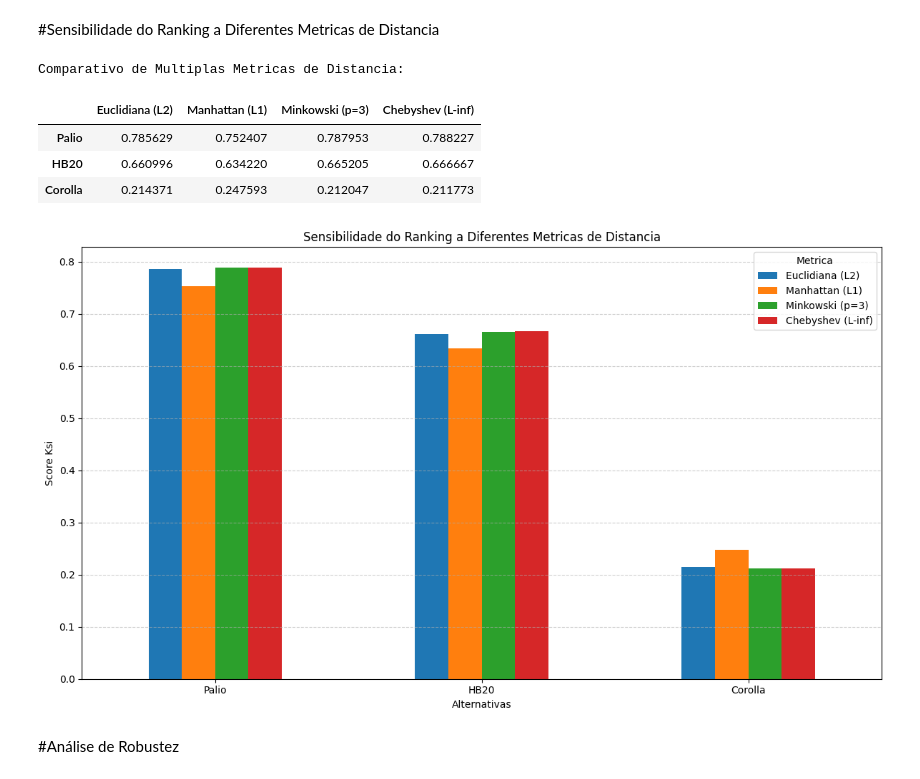
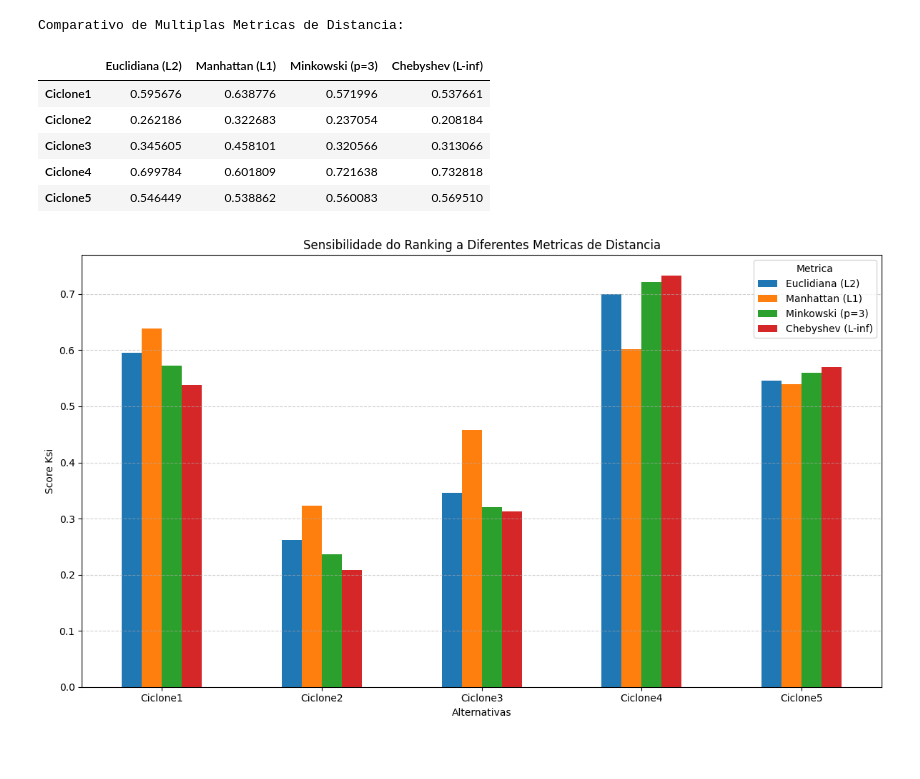
Before and after one commit to gustavo159753/Analise-de-dados, a Jupyter notebook: topsis.ipynb, the cells around one changed output. Cells and saved outputs as stored; diff of their text form; code cells hidden in the pictures.

```diff
--- a/topsis.ipynb
+++ b/topsis.ipynb
@@ -67,3 +54,0 @@ Matriz Ponderada (matrizR):
-# %%
-tipos_criterios = ['custo', 'beneficio', 'custo', 'beneficio']
-print("Classificação dos critérios:", tipos_criterios)
@@ -91,16 +54,0 @@ Solução Ideal Positiva (A+):
-# %%
-a_minus = []
-
-for j in range(matrizR.shape[1]): # Iterar sobre as colunas
-    column = matrizR[:, j]
-    criterion_type = tipos_criterios[j]
-
-    if criterion_type == 'beneficio':
-        a_minus.append(np.min(column))
-    elif criterion_type == 'custo':
-        a_minus.append(np.max(column))
-
-a_minus = np.array(a_minus)
-
-print("Solução Ideal Negativa (A-):")
-print(a_minus)
@@ -271,11 +180,6 @@ plt.show()
-# %% [markdown]
-#Sensibilidade do Ranking a Diferentes Metricas de Distancia
 # %%
 def run_topsis_metrics(weights, metric='L2', p_val=3):
-    # 1. Matriz de Decisão Normalizada Ponderada
     matrix_r = matriz_normalizada * weights
-
-    # 2. Determinar Soluções Ideais Positivas (A+) e Negativas (A-)
     a_plus = []
     a_minus = []
     for j in range(matrix_r.shape[1]):
@@ -286,61 +190,50 @@ def run_topsis_metrics(weights, metric='L2', p_val=3):
         else:
             a_plus.append(np.min(column))
             a_minus.append(np.max(column))
+    a_plus, a_minus = np.array(a_plus), np.array(a_minus)
 
-    a_plus = np.array(a_plus)
-    a_minus = np.array(a_minus)
-
-    # 3. Calcular Distâncias baseadas na métrica selecionada
     if metric == 'L2':
         dist_p = np.sqrt(np.sum((matrix_r - a_plus)**2, axis=1))
         dist_m = np.sqrt(np.sum((matrix_r - a_minus)**2, axis=1))
     elif metric == 'L1':
         dist_p = np.sum(np.abs(matrix_r - a_plus), axis=1)
         dist_m = np.sum(np.abs(matrix_r - a_minus), axis=1)
     elif metric == 'Minkowski':
         dist_p = np.sum(np.abs(matrix_r - a_plus)**p_val, axis=1)**(1/p_val)
         dist_m = np.sum(np.abs(matrix_r - a_minus)**p_val, axis=1)**(1/p_val)
     elif metric == 'Chebyshev':
         dist_p = np.max(np.abs(matrix_r - a_plus), axis=1)
         dist_m = np.max(np.abs(matrix_r - a_minus), axis=1)
 
-    # 4. Calcular Proximidade Relativa (Ksi)
-    ksi = dist_m / (dist_p + dist_m)
-    return ksi
+    return dist_m / (dist_p + dist_m)
 
-# Pesos Base
-base_weights = [0.3, 0.05, 0.6, 0.05]
-
-# Executar TOPSIS com múltiplas métricas
 metrics_results = {
-    'Euclidiana (L2)': run_topsis_metrics(base_weights, metric='L2'),
-    'Manhattan (L1)': run_topsis_metrics(base_weights, metric='L1'),
-    'Minkowski (p=3)': run_topsis_metrics(base_weights, metric='Minkowski'),
-    'Chebyshev (L-inf)': run_topsis_metrics(base_weights, metric='Chebyshev')
+    'Euclidiana (L2)': run_topsis_metrics(pesos_criterios, metric='L2'),
+    'Manhattan (L1)': run_topsis_metrics(pesos_criterios, metric='L1'),
+    'Minkowski (p=3)': run_topsis_metrics(pesos_criterios, metric='Minkowski'),
+    'Chebyshev (L-inf)': run_topsis_metrics(pesos_criterios, metric='Chebyshev')
 }
 
 comparison_metrics_df = pd.DataFrame(metrics_results, index=elementos)
-
 print('Comparativo de Multiplas Metricas de Distancia:')
 display(comparison_metrics_df)
 
-# Visualização
 comparison_metrics_df.plot(kind='bar', figsize=(12, 7))
 plt.title('Sensibilidade do Ranking a Diferentes Metricas de Distancia')
 plt.xlabel('Alternativas')
 plt.ylabel('Score Ksi')
 plt.xticks(rotation=0)
 plt.legend(title='Metrica', bbox_to_anchor=(1, 1))
 plt.grid(axis='y', linestyle='--', alpha=0.6)
 plt.tight_layout()
 plt.show()
 # %% [output]
 Comparativo de Multiplas Metricas de Distancia:
 |  | Euclidiana (L2) | Manhattan (L1) | Minkowski (p=3) | Chebyshev (L-inf) |
-| Palio | 0.785629 | 0.752407 | 0.787953 | 0.788227 |
-| HB20 | 0.660996 | 0.634220 | 0.665205 | 0.666667 |
-| Corolla | 0.214371 | 0.247593 | 0.212047 | 0.211773 |
+| Ciclone1 | 0.595676 | 0.638776 | 0.571996 | 0.537661 |
+| Ciclone2 | 0.262186 | 0.322683 | 0.237054 | 0.208184 |
+| Ciclone3 | 0.345605 | 0.458101 | 0.320566 | 0.313066 |
+| Ciclone4 | 0.699784 | 0.601809 | 0.721638 | 0.732818 |
+| Ciclone5 | 0.546449 | 0.538862 | 0.560083 | 0.569510 |
-[figure, old version]
+[figure, new version]
-# %% [markdown]
-#Análise de Robustez
 # %%
```
Also changed, not shown: parts of 32 cells of this notebook.
